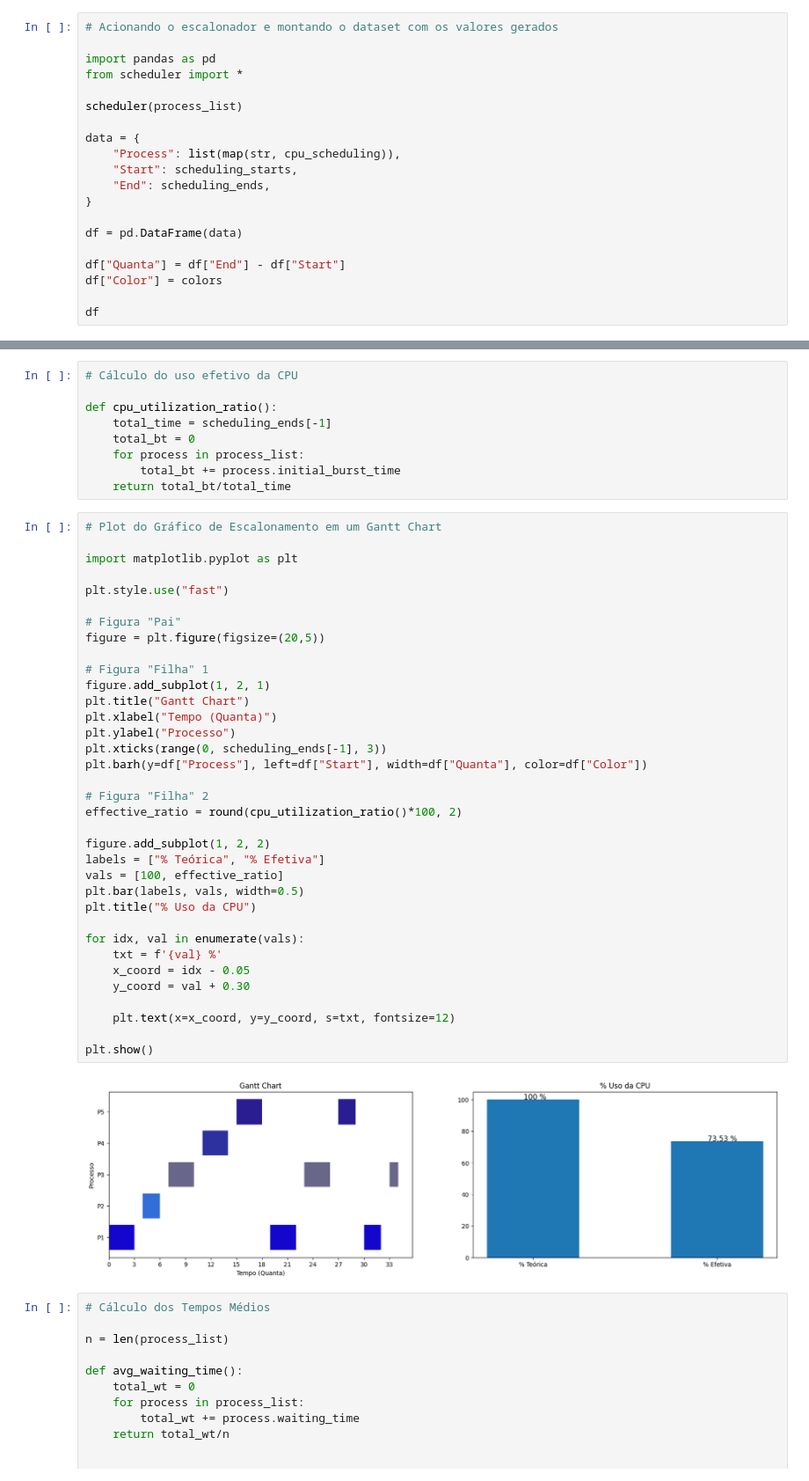
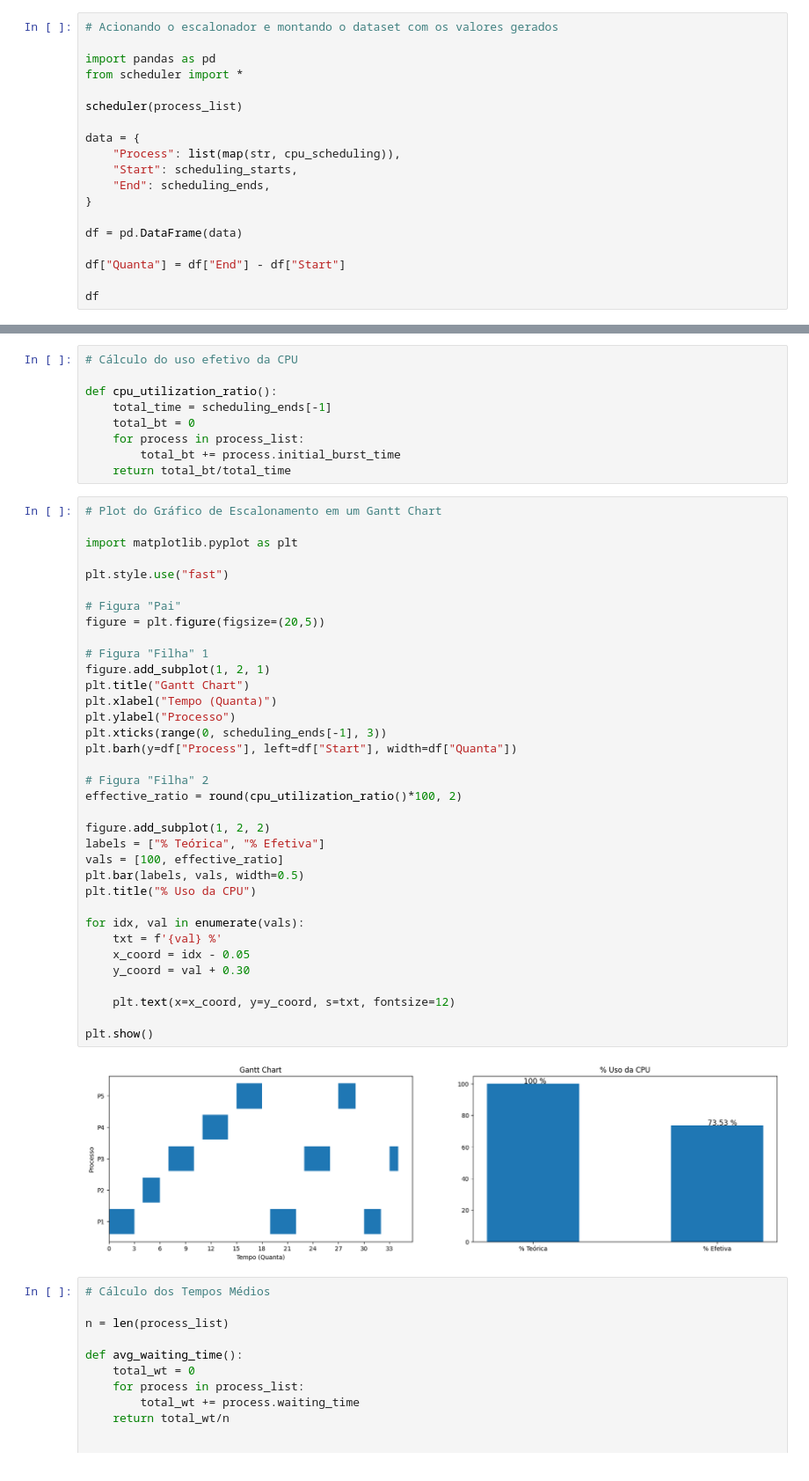
Before and after one commit to tiago-vargas/round-robin-process-scheduling-study, a Jupyter notebook: data.ipynb, the cells around one changed output, grey strips where cells are left out. Shown at 88% size. Cells and saved outputs as stored; diff of their text form.

Commit message:
remove color support

```diff
--- a/data.ipynb
+++ b/data.ipynb
@@ -50,7 +27,6 @@ data = {
 df = pd.DataFrame(data)
 
 df["Quanta"] = df["End"] - df["Start"]
-df["Color"] = colors
 
 df
 # %% [output]
@@ -88,35 +66,35 @@ import matplotlib.pyplot as plt
 plt.style.use("fast")
 
 # Figura "Pai"
 figure = plt.figure(figsize=(20,5))
 
 # Figura "Filha" 1
 figure.add_subplot(1, 2, 1)
 plt.title("Gantt Chart")
 plt.xlabel("Tempo (Quanta)")
 plt.ylabel("Processo")
 plt.xticks(range(0, scheduling_ends[-1], 3))
-plt.barh(y=df["Process"], left=df["Start"], width=df["Quanta"], color=df["Color"])
+plt.barh(y=df["Process"], left=df["Start"], width=df["Quanta"])
 
 # Figura "Filha" 2
 effective_ratio = round(cpu_utilization_ratio()*100, 2)
 
 figure.add_subplot(1, 2, 2)
 labels = ["% Teórica", "% Efetiva"]
 vals = [100, effective_ratio]
 plt.bar(labels, vals, width=0.5)
 plt.title("% Uso da CPU")
 
 for idx, val in enumerate(vals):
     txt = f'{val} %'
     x_coord = idx - 0.05
     y_coord = val + 0.30
 
     plt.text(x=x_coord, y=y_coord, s=txt, fontsize=12)
 
 plt.show()
 # %% [output]
-[figure, old version]
+[figure, new version]
 # %%
 # Cálculo dos Tempos Médios
 
```
Also changed, not shown: parts of 3 cells of this notebook, 3 other files.
